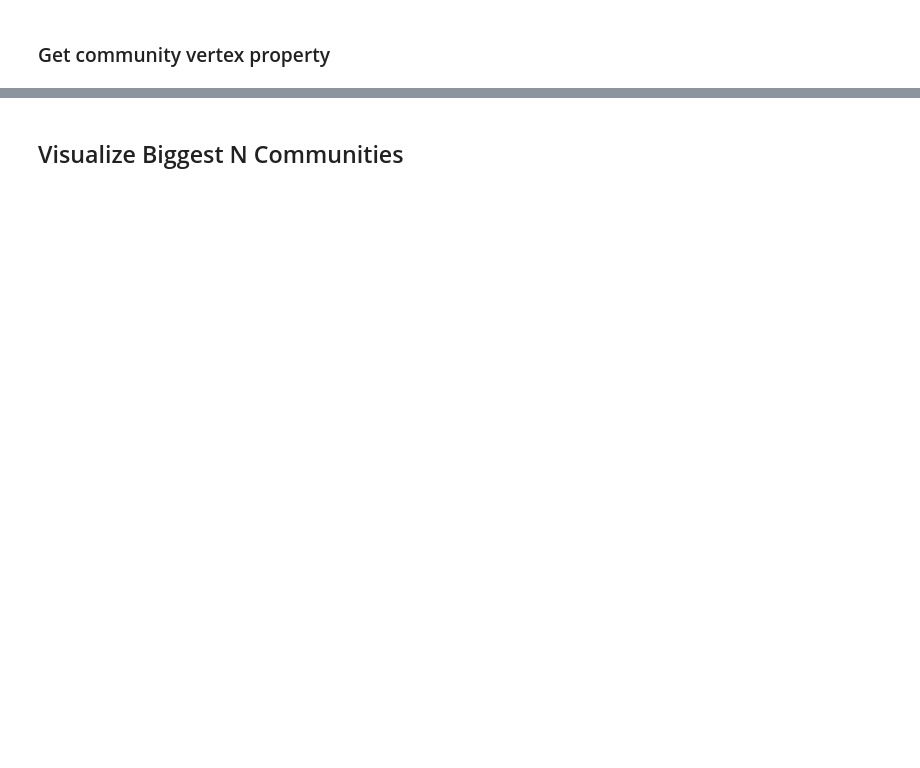
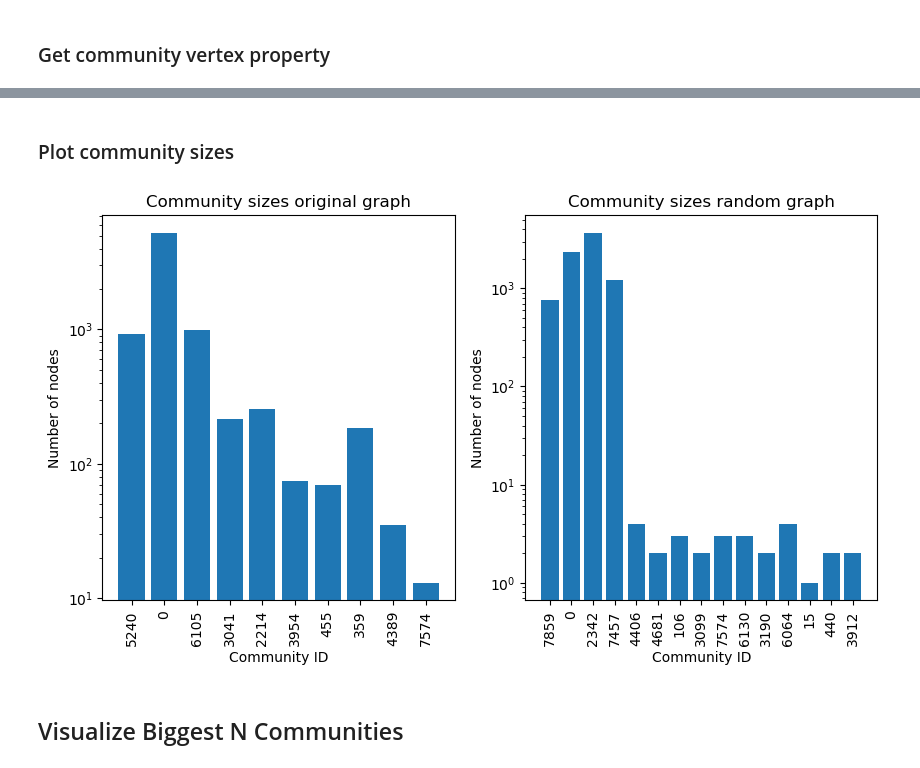
Before and after one commit to dariokueffer/Project-Network-Science-HS24, a Jupyter notebook: analysis_communities.ipynb, the cells around one changed output, grey strips where cells are left out. Cells and saved outputs as stored; diff of their text form; code cells hidden in the pictures; blank space fills up the shorter version.

```diff
--- a/analysis_communities.ipynb
+++ b/analysis_communities.ipynb
@@ -76,3 +76,37 @@ communities {'communities_modularity': <VertexPropertyMap object with value type
+# %% [markdown]
+### Plot community sizes
+# %%
+#plot community sizes
+
+community_counts = Counter(property_map_communities)
+community_counts_random = Counter(property_map_communities_random)
+
+fig, axs = plt.subplots(1, 2, figsize=(10, 5))
+
+x_label_strings = [f'{community}' for community in community_counts.keys()]
+x = np.arange(len(community_counts.keys()))
+axs[0].bar(x, community_counts.values())
+axs[0].set_title('Community sizes original graph')
+axs[0].set_xlabel('Community ID')
+axs[0].set_ylabel('Number of nodes')
+axs[0].set_yscale('log')
+axs[0].set_xticks(x)
+axs[0].set_xticklabels(x_label_strings, rotation=90)
+
+
+x_label_strings_random = [f'{community}' for community in community_counts_random.keys()]
+x_random = np.arange(len(community_counts_random.keys()))
+axs[1].bar(x_random, community_counts_random.values())
+axs[1].set_title('Community sizes random graph')
+axs[1].set_xlabel('Community ID')
+axs[1].set_ylabel('Number of nodes')
+axs[1].set_yscale('log')
+axs[1].set_xticks(x_random)
+axs[1].set_xticklabels(x_label_strings_random, rotation=90)
+
+plt.show()
+# %% [output]
+[figure, added]
 # %% [markdown]
 ## Visualize Biggest N Communities
 # %%
```
Also changed, not shown: parts of 18 cells of this notebook.
